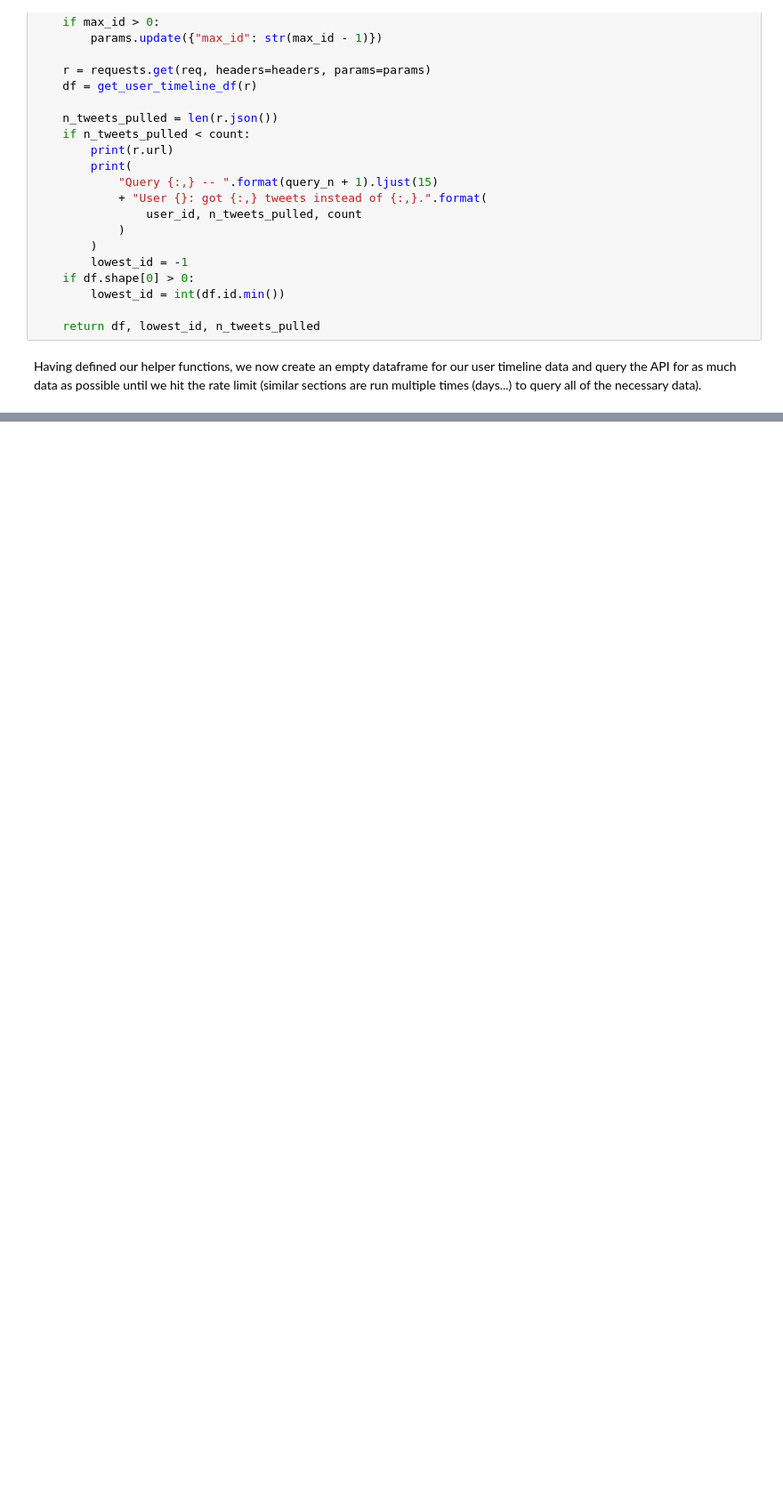
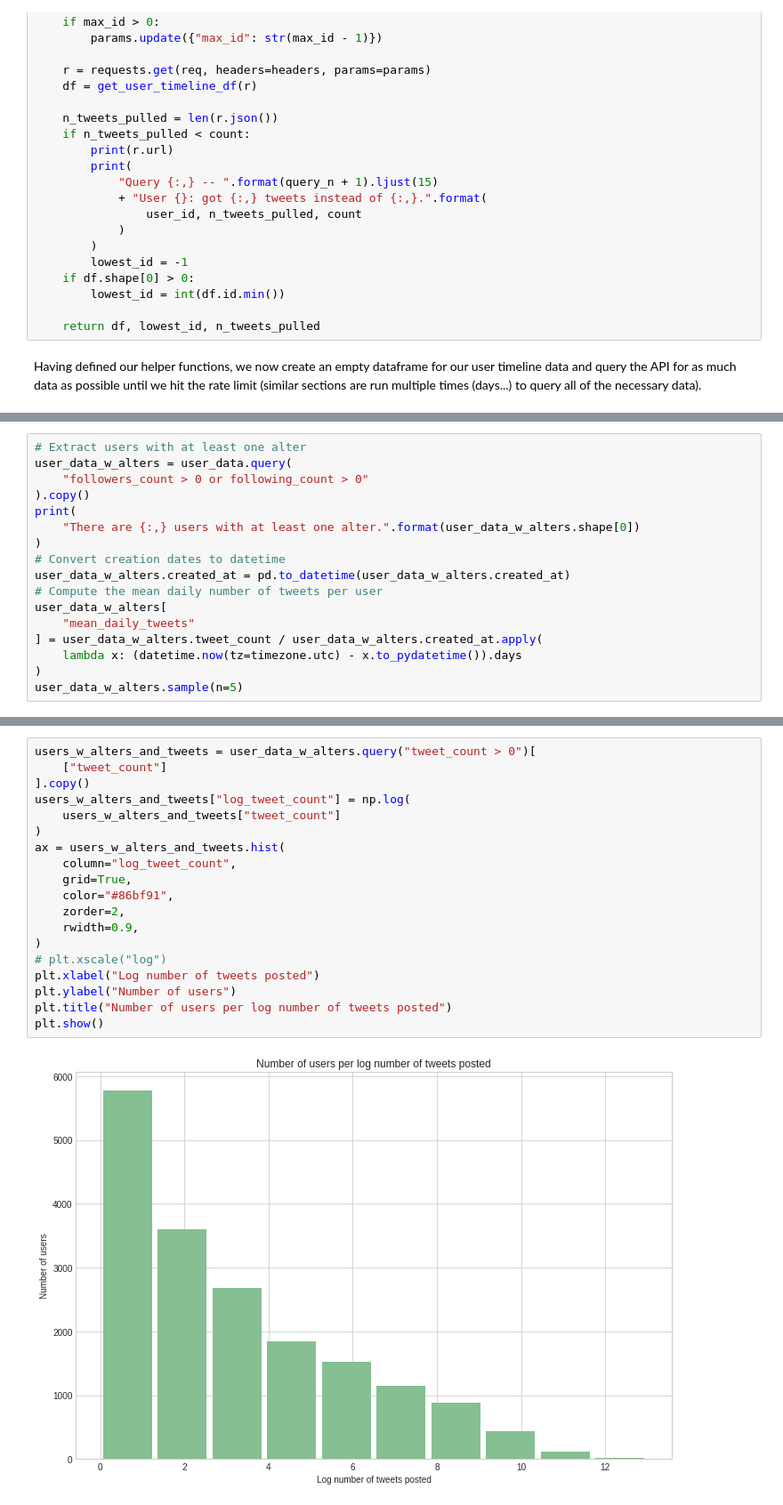
Before and after one commit to epfl-ada/ada-2020-project-milestone-p3-p3_datart, a Jupyter notebook: creative_extension.ipynb, the cells around one changed output, grey strips where cells are left out. Shown at 89% size. Cells and saved outputs as stored; diff of their text form; blank space fills up the shorter version.

```diff
--- a/creative_extension.ipynb
+++ b/creative_extension.ipynb
@@ -840,0 +858,17 @@ eval(
+# %%
+# Extract users with at least one alter
+user_data_w_alters = user_data.query(
+    "followers_count > 0 or following_count > 0"
+).copy()
+print(
+    "There are {:,} users with at least one alter.".format(user_data_w_alters.shape[0])
+)
+# Convert creation dates to datetime
+user_data_w_alters.created_at = pd.to_datetime(user_data_w_alters.created_at)
+# Compute the mean daily number of tweets per user
+user_data_w_alters[
+    "mean_daily_tweets"
+] = user_data_w_alters.tweet_count / user_data_w_alters.created_at.apply(
+    lambda x: (datetime.now(tz=timezone.utc) - x.to_pydatetime()).days
+)
+user_data_w_alters.sample(n=5)
@@ -840,0 +934,21 @@ eval(
+# %%
+users_w_alters_and_tweets = user_data_w_alters.query("tweet_count > 0")[
+    ["tweet_count"]
+].copy()
+users_w_alters_and_tweets["log_tweet_count"] = np.log(
+    users_w_alters_and_tweets["tweet_count"]
+)
+ax = users_w_alters_and_tweets.hist(
+    column="log_tweet_count",
+    grid=True,
+    color="#86bf91",
+    zorder=2,
+    rwidth=0.9,
+)
+# plt.xscale("log")
+plt.xlabel("Log number of tweets posted")
+plt.ylabel("Number of users")
+plt.title("Number of users per log number of tweets posted")
+plt.show()
+# %% [output]
+[figure, added]
```
Also changed, not shown: parts of 87 cells of this notebook, 8 other files.
